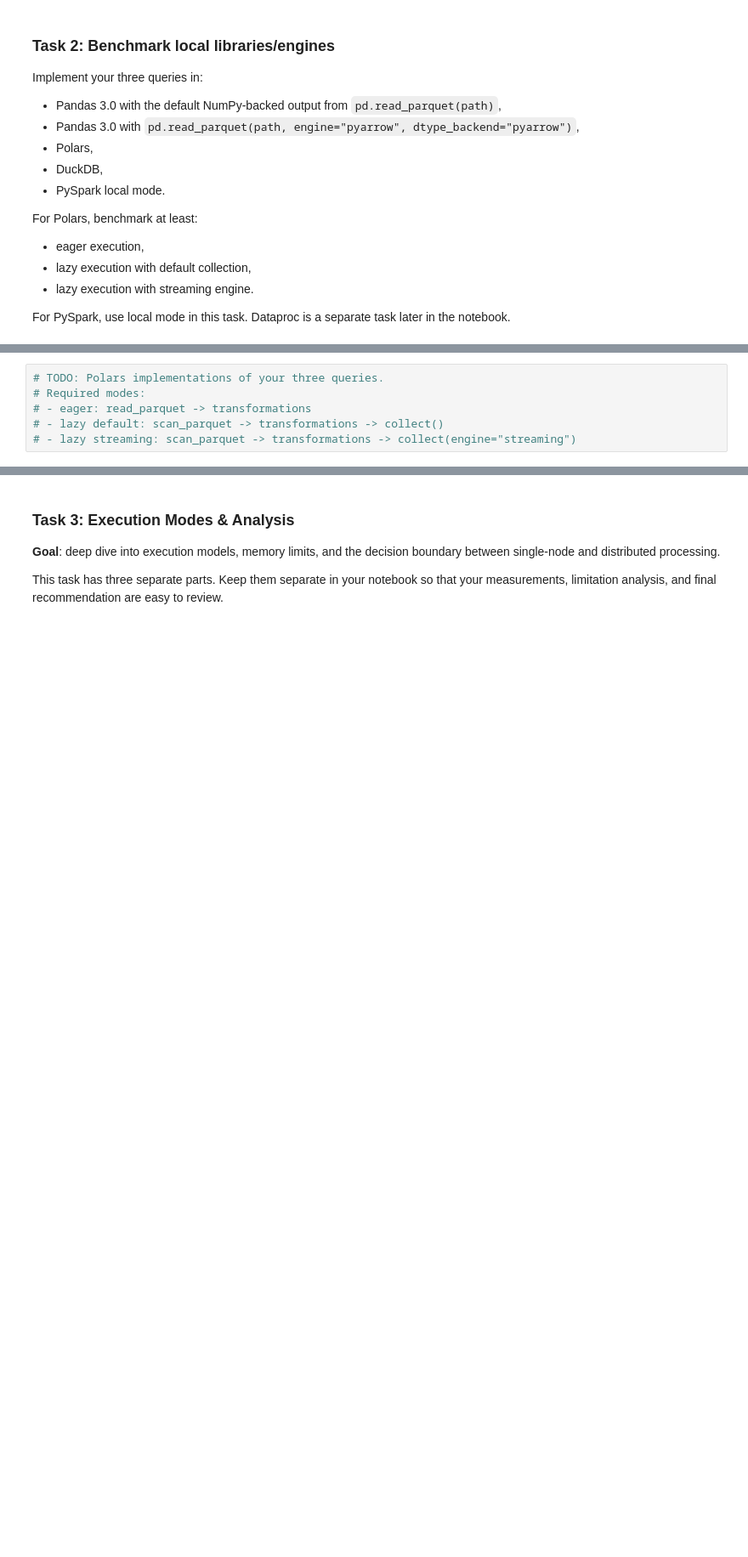
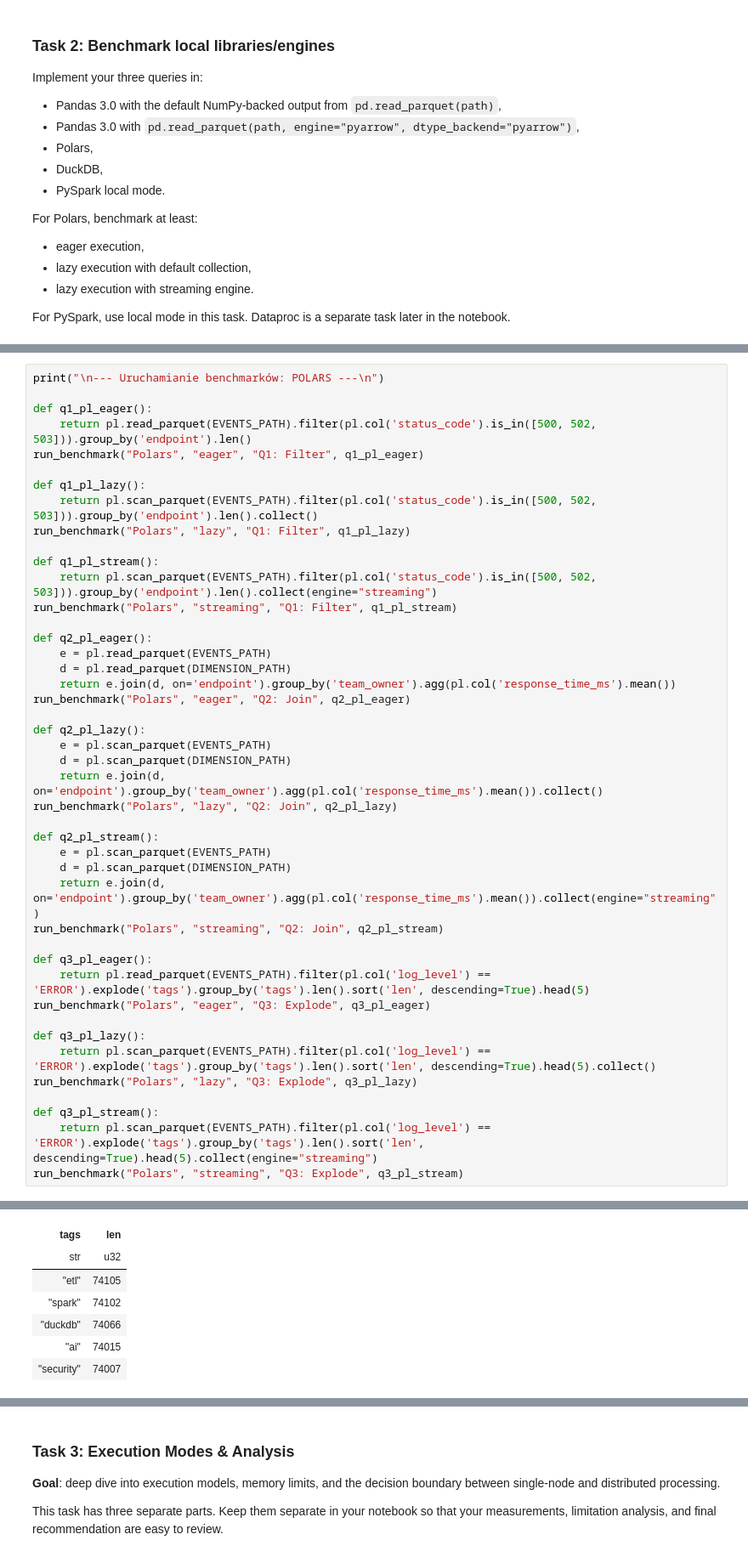
Before and after one commit to matiuszaa/tbd-workshop-1, a Jupyter notebook: notebooks/tbd_phase_2_26L.ipynb, the cells around one changed output, grey strips where cells are left out. Shown at 85% size. Drawn from its saved outputs; the diff is of its cells as text; blank space fills up the shorter version.

```diff
--- a/notebooks/tbd_phase_2_26L.ipynb
+++ b/notebooks/tbd_phase_2_26L.ipynb
@@ -843,6 +925,45 @@ For PySpark, use local mode in this task. Dataproc is a separate task later in t
 # %%
-# TODO: Polars implementations of your three queries.
-# Required modes:
-# - eager: read_parquet -> transformations
-# - lazy default: scan_parquet -> transformations -> collect()
-# - lazy streaming: scan_parquet -> transformations -> collect(engine="streaming")
+print("\n--- Uruchamianie benchmarków: POLARS ---\n")
+
+def q1_pl_eager():
+    return pl.read_parquet(EVENTS_PATH).filter(pl.col('status_code').is_in([500, 502, 503])).group_by('endpoint').len()
+run_benchmark("Polars", "eager", "Q1: Filter", q1_pl_eager)
+
+def q1_pl_lazy():
+    return pl.scan_parquet(EVENTS_PATH).filter(pl.col('status_code').is_in([500, 502, 503])).group_by('endpoint').len().collect()
+run_benchmark("Polars", "lazy", "Q1: Filter", q1_pl_lazy)
+
+def q1_pl_stream():
+    return pl.scan_parquet(EVENTS_PATH).filter(pl.col('status_code').is_in([500, 502, 503])).group_by('endpoint').len().collect(engine="streaming")
+run_benchmark("Polars", "streaming", "Q1: Filter", q1_pl_stream)
+
+def q2_pl_eager():
+    e = pl.read_parquet(EVENTS_PATH)
+    d = pl.read_parquet(DIMENSION_PATH)
+    return e.join(d, on='endpoint').group_by('team_owner').agg(pl.col('response_time_ms').mean())
+run_benchmark("Polars", "eager", "Q2: Join", q2_pl_eager)
+
+def q2_pl_lazy():
+    e = pl.scan_parquet(EVENTS_PATH)
+    d = pl.scan_parquet(DIMENSION_PATH)
+    return e.join(d, on='endpoint').group_by('team_owner').agg(pl.col('response_time_ms').mean()).collect()
+run_benchmark("Polars", "lazy", "Q2: Join", q2_pl_lazy)
+
+def q2_pl_stream():
+    e = pl.scan_parquet(EVENTS_PATH)
+    d = pl.scan_parquet(DIMENSION_PATH)
+    return e.join(d, on='endpoint').group_by('team_owner').agg(pl.col('response_time_ms').mean()).collect(engine="streaming")
+run_benchmark("Polars", "streaming", "Q2: Join", q2_pl_stream)
+
+def q3_pl_eager():
+    return pl.read_parquet(EVENTS_PATH).filter(pl.col('log_level') == 'ERROR').explode('tags').group_by('tags').len().sort('len', descending=True).head(5)
+run_benchmark("Polars", "eager", "Q3: Explode", q3_pl_eager)
+
+def q3_pl_lazy():
+    return pl.scan_parquet(EVENTS_PATH).filter(pl.col('log_level') == 'ERROR').explode('tags').group_by('tags').len().sort('len', descending=True).head(5).collect()
+run_benchmark("Polars", "lazy", "Q3: Explode", q3_pl_lazy)
+
+def q3_pl_stream():
+    return pl.scan_parquet(EVENTS_PATH).filter(pl.col('log_level') == 'ERROR').explode('tags').group_by('tags').len().sort('len', descending=True).head(5).collect(engine="streaming")
+run_benchmark("Polars", "streaming", "Q3: Explode", q3_pl_stream)
+# %% [output]
@@ -849 +982,8 @@ For PySpark, use local mode in this task. Dataproc is a separate task later in t
+| tags | len |
+| str | u32 |
+| "etl" | 74105 |
+| "spark" | 74102 |
+| "duckdb" | 74066 |
+| "ai" | 74015 |
+| "security" | 74007 |
 # %%
```
Also changed, not shown: parts of 19 cells of this notebook.
